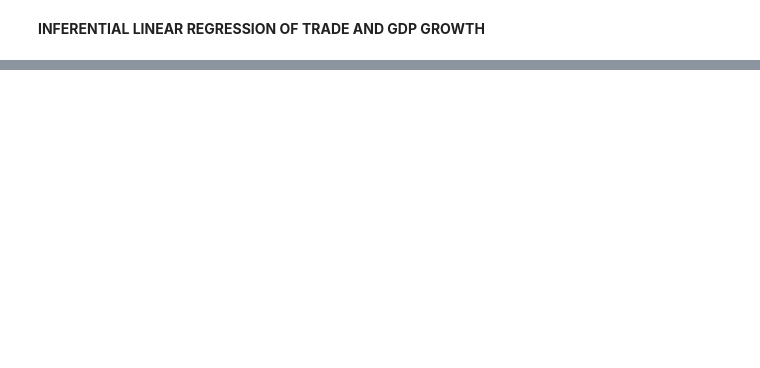
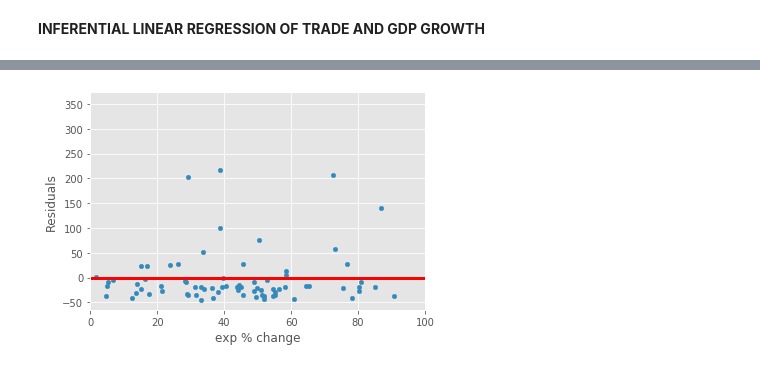
Before and after one commit to hckynumber9/Capstone-1, a Jupyter notebook: notebooks/capstone1.ipynb, the cells around one changed output, grey strips where cells are left out. Cells and saved outputs as stored; diff of their text form; code cells hidden in the pictures; blank space fills up the shorter version.

```diff
--- a/notebooks/capstone1.ipynb
+++ b/notebooks/capstone1.ipynb
@@ -386,0 +375,10 @@ _ = ax.set_xlim([0,1])
+# %%
+X["y_hat"] = regressor.predict(X)
+X["Residuals"] = y - X["y_hat"]
+# Plot the line along with the data
+ax = X.plot('exp % change','Residuals',kind='scatter')
+ax.plot(xx, [0]*100, color='red', lw=3)
+_ = ax.set_xlim([0,100])
+# plt.savefig('exports_residuals.png', dpi=fig.dpi, bbox_inches='tight', pad_inches=0.5)
+# %% [output]
+[figure, added]
```
Also changed, not shown: parts of 23 cells of this notebook, 15 other files.
